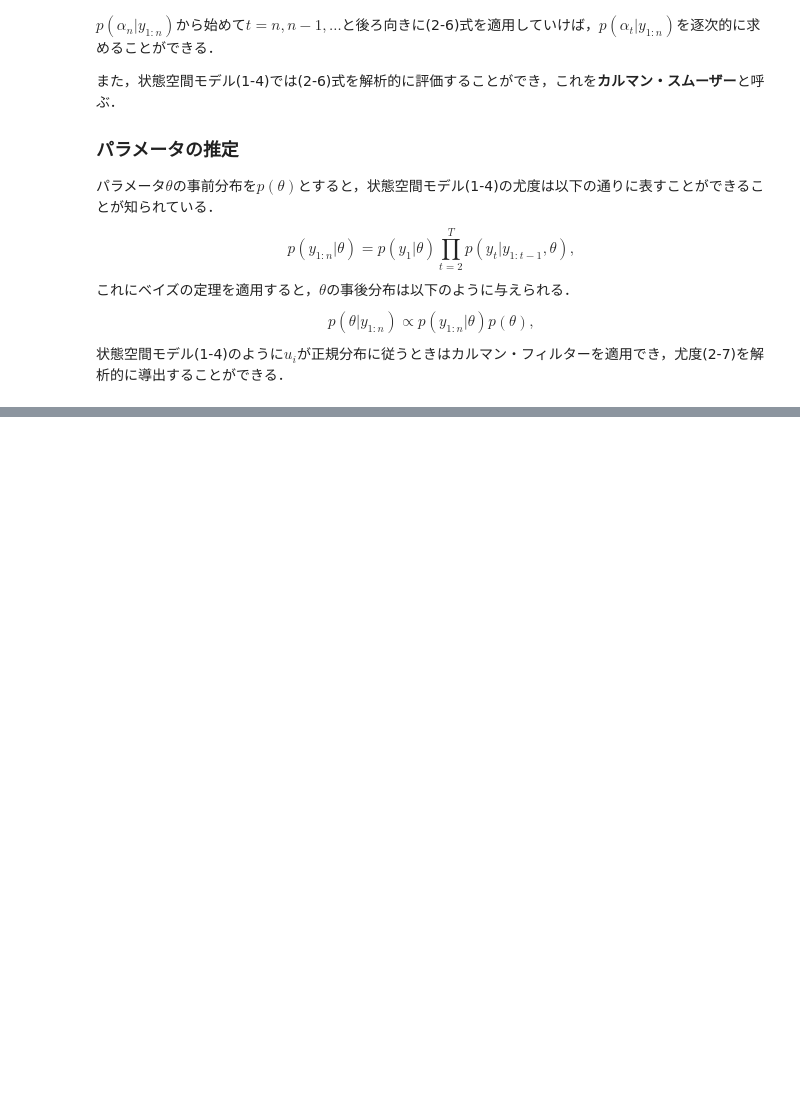
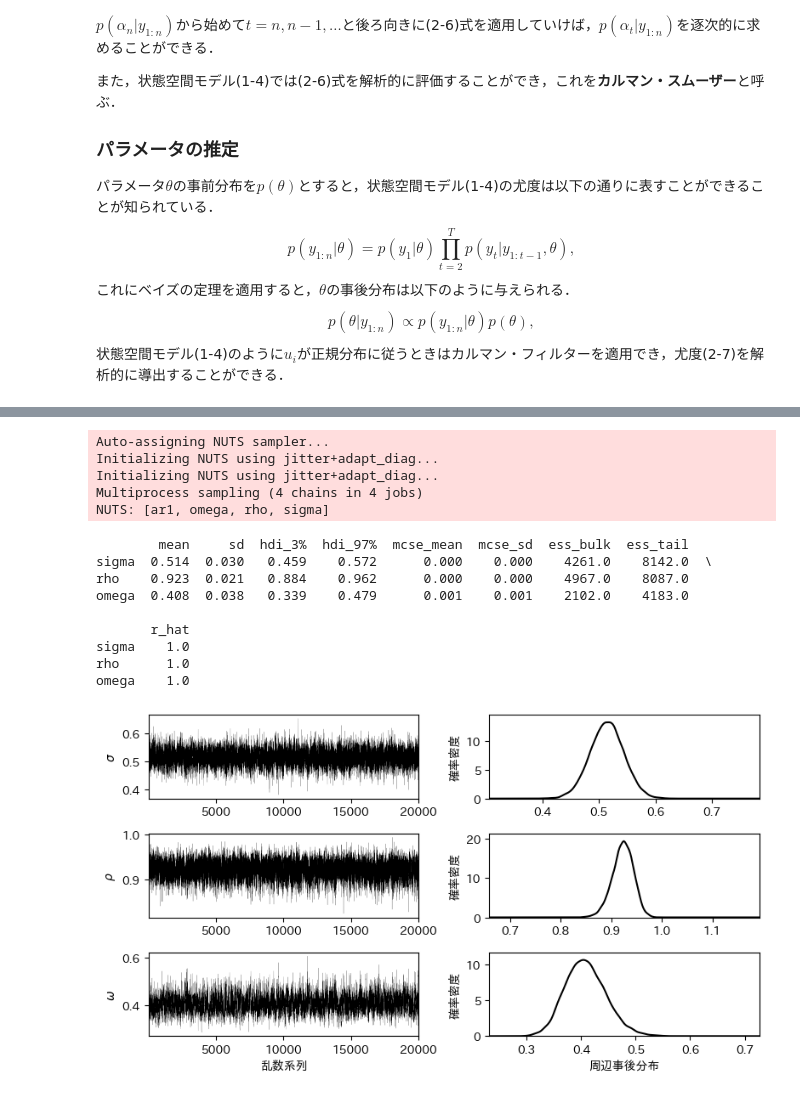
Before and after one commit to s1ok69oo/my_study, a Jupyter notebook: nakaduma_bayes_2019/Chapter5.ipynb, the cells around one changed output, grey strips where cells are left out. Drawn from its saved outputs; the diff is of its cells as text; code cells hidden in the pictures; blank space fills up the shorter version.

```diff
--- a/nakaduma_bayes_2019/Chapter5.ipynb
+++ b/nakaduma_bayes_2019/Chapter5.ipynb
@@ -161,0 +187,67 @@ $$
+# %%
+# 5.1: ノイズを含むAR(1)過程
+# ノイズを含むAR(1)過程からデータを生成
+n = 500
+np.random.seed(99)
+x = np.empty(n)
+x[0] = st.norm.rvs() #定常分布の分散
+for t in range(1, n):
+    x[t] = 0.9*x[t-1] + st.norm.rvs(scale=np.sqrt(0.19))
+y = x + st.norm.rvs(scale=0.5, size=n)
+
+# 事後分布の設定
+ar1_model = pm.Model()
+with ar1_model:
+    sigma = pm.HalfCauchy('sigma', beta=1.0)
+    rho = pm.Uniform('rho', lower=-1.0, upper=1.0)
+    omega = pm.HalfCauchy('omega', beta=1.0)
+    ar1 = pm.AR('ar1', rho, sd=omega, shape=n,
+                init=pm.Normal.dist(sd=omega/pm.math.sqrt(1-rho**2)))
+    observation = pm.Normal('y', mu=ar1, sd=sigma, observed=y)
+
+# 事後分布からのサンプリング
+n_draws = 5000
+n_chains = 4
+n_tune = 1000
+with ar1_model:
+    trace = pm.sample(draws=n_draws, chains=n_chains, tune=n_tune, random_seed=123)
+param_names = ['sigma', 'rho', 'omega']
+print(pm.summary(trace, var_names=param_names))
+
+# 事後分布のグラフの作成
+labels = ['$\\sigma$', '$\\rho$', '$\\omega$']
+k = len(labels)
+fig, ax = plt.subplots(k, 2, num=1, figsize=(8, 1.5*k), facecolor='w')
+for idx in range(k):
+    mc_trace = trace[param_names[idx]]
+    x_min = mc_trace.min() - 0.2*np.abs(mc_trace.min())
+    x_max = mc_trace.max() + 0.2*np.abs(mc_trace.max())
+    x = np.linspace(x_min, x_max, 250)
+    posterior = st.gaussian_kde(mc_trace).evaluate(x)
+    ax[idx, 0].plot(mc_trace, 'k-', linewidth=0.1)
+    ax[idx, 0].set_xlim(1, n_draws*n_chains)
+    ax[idx, 0].set_ylabel(labels[idx])
+    ax[idx, 1].plot(x, posterior, 'k-')
+    ax[idx, 1].set_xlim(x_min, x_max)
+    ax[idx, 1].set_ylim(0, 1.1*posterior.max())
+    ax[idx, 1].set_ylabel('確率密度')
+ax[k-1, 0].set_xlabel('乱数系列')
+ax[k-1, 1].set_xlabel('周辺事後分布')
+plt.tight_layout()
+plt.show()
+# %% [output]
+Auto-assigning NUTS sampler...
+Initializing NUTS using jitter+adapt_diag...
+Initializing NUTS using jitter+adapt_diag...
+Multiprocess sampling (4 chains in 4 jobs)
+NUTS: [ar1, omega, rho, sigma]
+        mean     sd  hdi_3%  hdi_97%  mcse_mean  mcse_sd  ess_bulk  ess_tail
+sigma  0.514  0.030   0.459    0.572      0.000    0.000    4261.0    8142.0  \
+rho    0.923  0.021   0.884    0.962      0.000    0.000    4967.0    8087.0
+omega  0.408  0.038   0.339    0.479      0.001    0.001    2102.0    4183.0
+
+       r_hat
+sigma    1.0
+rho      1.0
+omega    1.0
+[figure, added]
```
Also changed, not shown: parts of 3 cells of this notebook.
